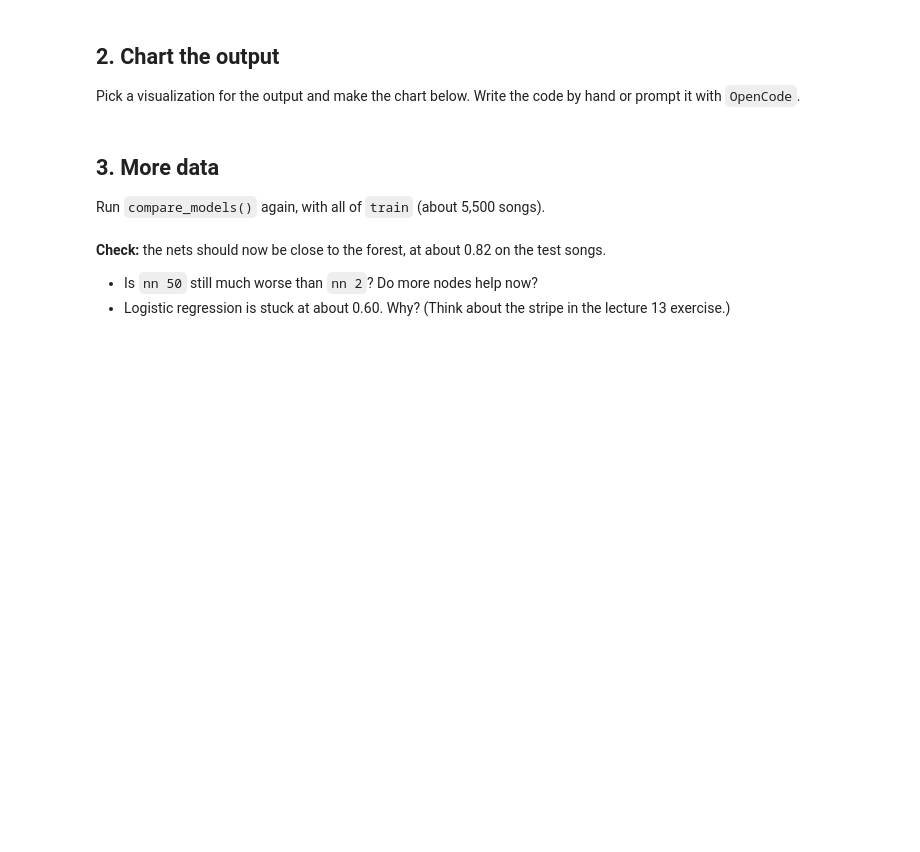
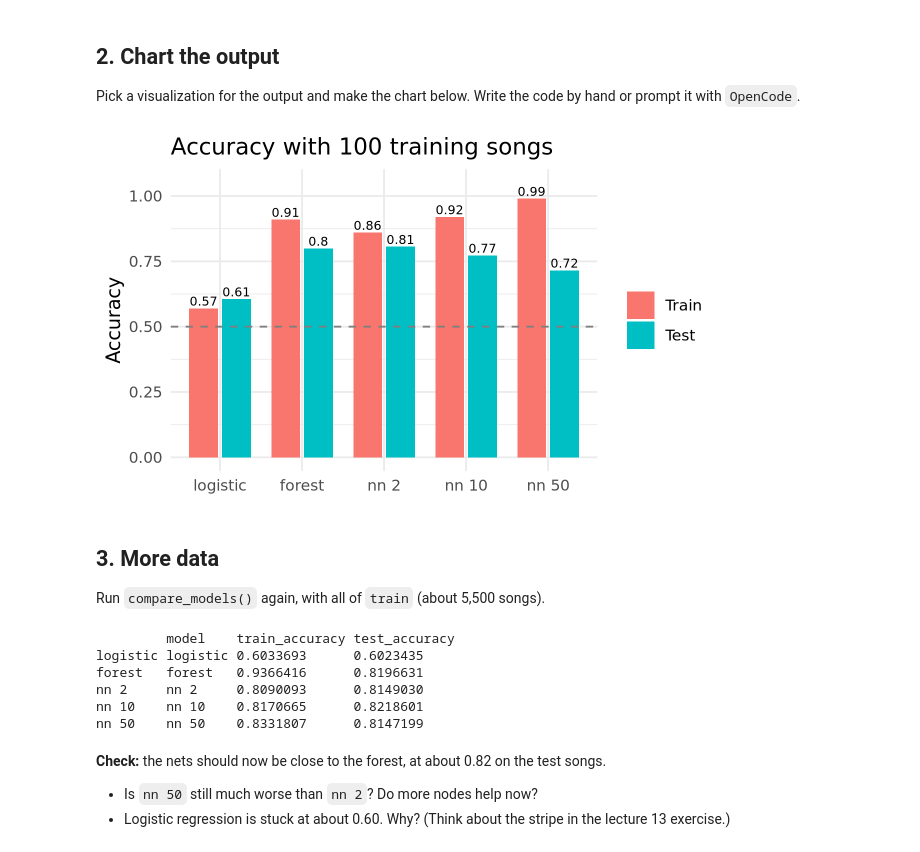
Before and after one commit to matttthww/codespace, a Jupyter notebook: exercises/16-nn-exercise.ipynb, the cells around one changed output. Drawn from its saved outputs; the diff is of its cells as text; code cells hidden in the pictures; blank space fills up the shorter version.

```diff
--- a/exercises/16-nn-exercise.ipynb
+++ b/exercises/16-nn-exercise.ipynb
@@ -107,7 +120,39 @@ Pick a visualization for the output and make the chart below. Write the code by
+# %%
+plot_results <- function(results, title) {
+    results |>
+        pivot_longer(c(train_accuracy, test_accuracy), names_to = 'data', values_to = 'accuracy') |>
+        mutate(
+            data  = factor(data, levels = c('train_accuracy', 'test_accuracy'), labels = c('Train', 'Test')),
+            model = factor(model, levels = c('logistic', 'forest', 'nn 2', 'nn 10', 'nn 50'))
+        ) |>
+        ggplot(aes(x = model, y = accuracy, fill = data)) +
+        geom_col(position = position_dodge(width = 0.8), width = 0.7) +
+        geom_text(aes(label = round(accuracy, 2)), position = position_dodge(width = 0.8),
+                  vjust = -0.3, size = 2.5) +
+        geom_hline(yintercept = 0.5, linetype = 'dashed', color = 'gray50') +
+        scale_y_continuous(limits = c(0, 1.05), breaks = seq(0, 1, 0.25)) +
+        labs(title = title, x = NULL, y = 'Accuracy', fill = NULL) +
+        theme_minimal()
+}
+
+plot_results(results_small, 'Accuracy with 100 training songs')
+# %% [output]
+[figure, added]
 # %% [markdown]
 ## 3. More data
 
 Run `compare_models()` again, with all of `train` (about 5,500 songs).
+# %%
+results_full = compare_models(train)
+
+results_full
+# %% [output]
+         model    train_accuracy test_accuracy
+logistic logistic 0.6033693      0.6023435
+forest   forest   0.9366416      0.8196631
+nn 2     nn 2     0.8090093      0.8149030
+nn 10    nn 10    0.8170665      0.8218601
+nn 50    nn 50    0.8331807      0.8147199
 # %% [markdown]
 **Check:** the nets should now be close to the forest, at about 0.82 on the test songs.
 
```
Also changed, not shown: parts of 9 cells of this notebook, 1 other file.
